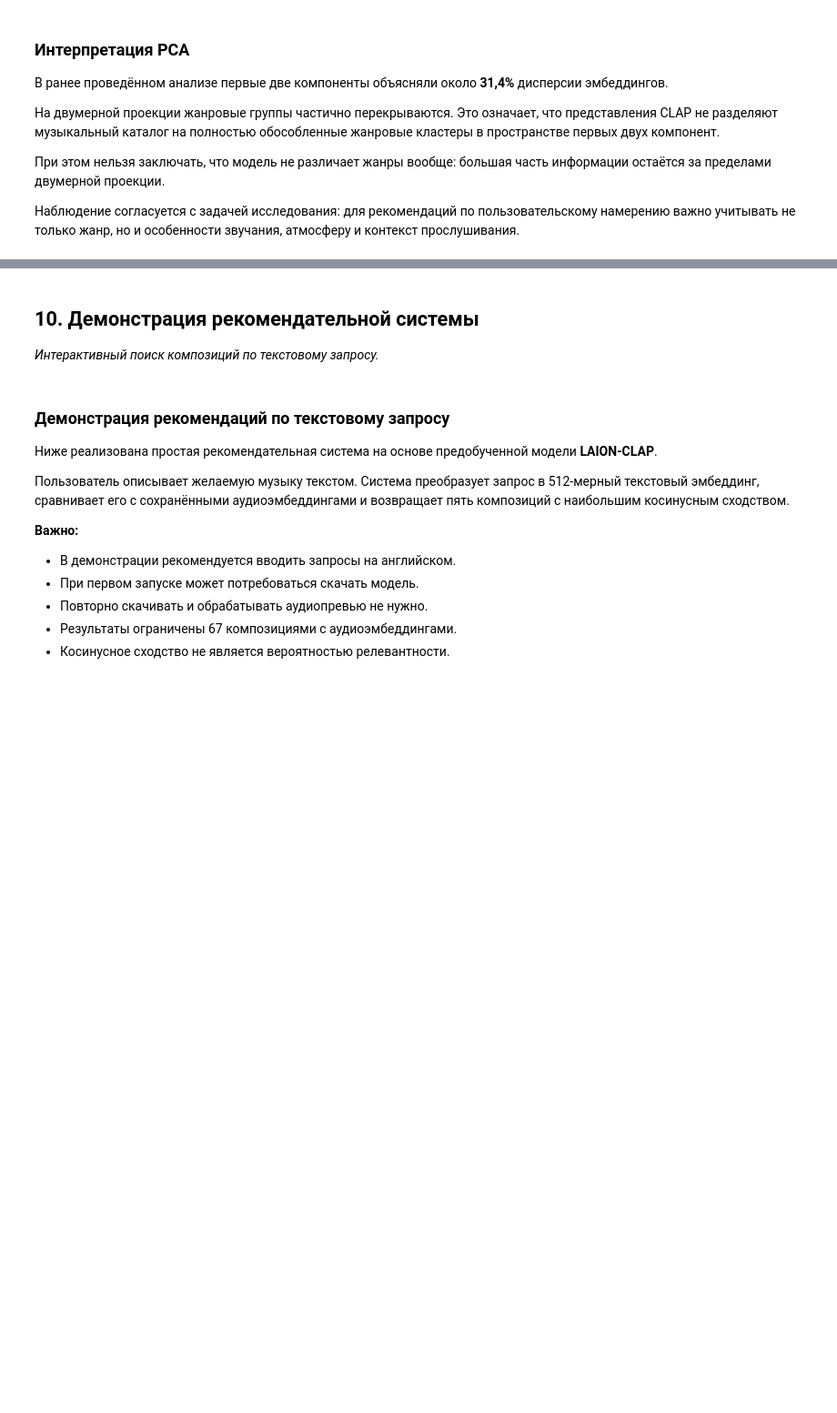
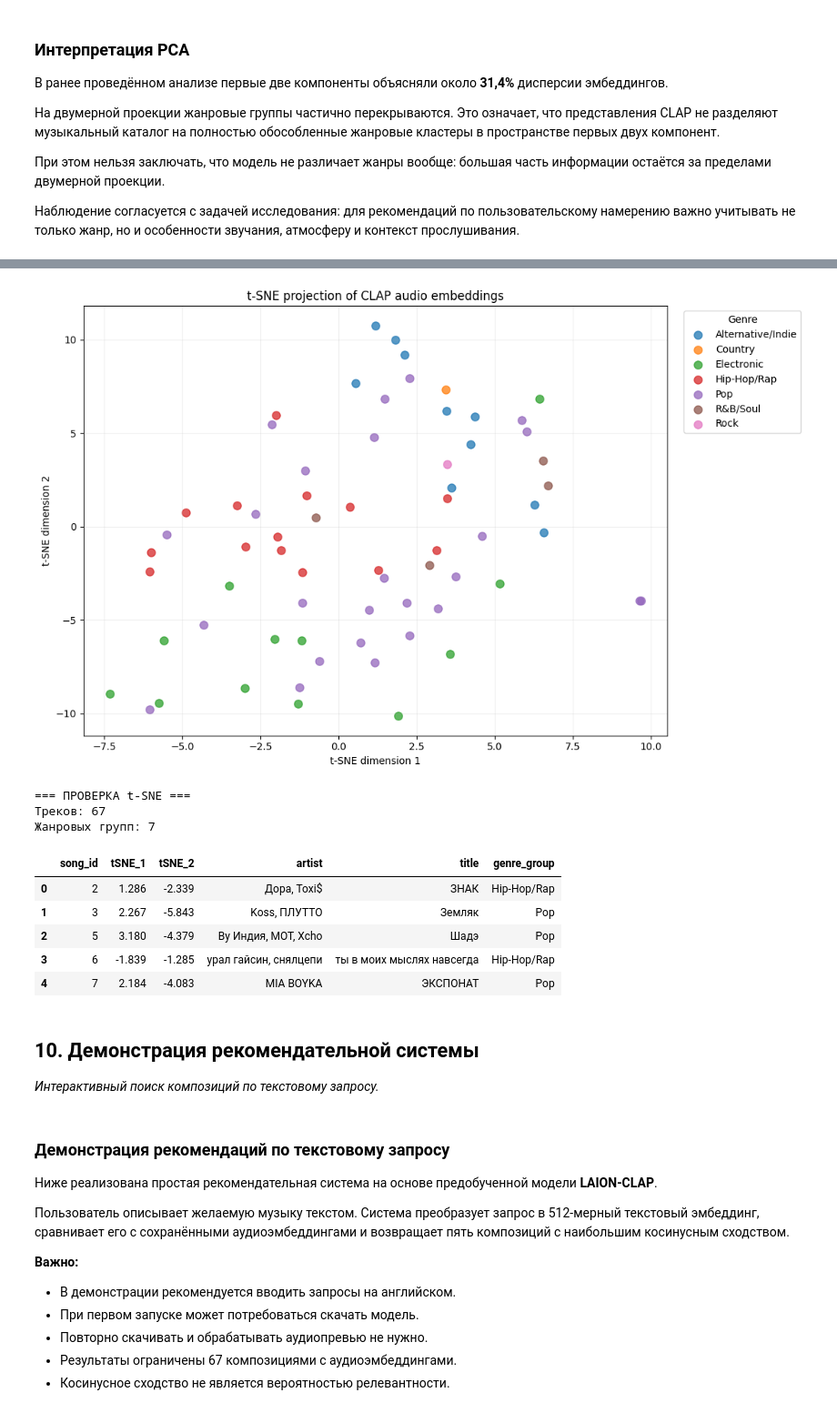
Before and after one commit to unluw/vk-music-recommendations, a Jupyter notebook: VK_Music_Recommendations_Final.ipynb, the cells around one changed output, grey strips where cells are left out. Shown at 91% size. Saved outputs shown, nothing was run; the diff lists cells and outputs as text; code cells hidden in the pictures; blank space fills up the shorter version.

```diff
--- a/VK_Music_Recommendations_Final.ipynb
+++ b/VK_Music_Recommendations_Final.ipynb
@@ -999,3 +1797,83 @@ display(pca_df.head(10).round(3))
+# %%
+# FINAL_NOTEBOOK_TSNE
+
+import numpy as np
+import pandas as pd
+import matplotlib.pyplot as plt
+from sklearn.manifold import TSNE
+from IPython.display import display
+
+tsne = TSNE(
+    n_components=2,
+    perplexity=15,
+    learning_rate="auto",
+    init="pca",
+    random_state=42
+)
+
+tsne_coordinates = tsne.fit_transform(
+    normalized_audio_embeddings
+)
+
+tsne_df = pd.DataFrame({
+    "song_id": song_ids.astype(str),
+    "tSNE_1": tsne_coordinates[:, 0],
+    "tSNE_2": tsne_coordinates[:, 1]
+})
+
+tsne_df = tsne_df.merge(
+    dataset[["song_id", "artist", "title", "genre_group"]],
+    on="song_id",
+    how="left",
+    validate="one_to_one"
+)
+
+tsne_df["genre_group"] = (
+    tsne_df["genre_group"].fillna("Unknown")
+)
+
+plt.figure(figsize=(11, 7))
+
+for genre, group in tsne_df.groupby("genre_group"):
+    plt.scatter(
+        group["tSNE_1"],
+        group["tSNE_2"],
+        label=genre,
+        s=65,
+        alpha=0.75
+    )
+
+plt.title("t-SNE projection of CLAP audio embeddings")
+plt.xlabel("t-SNE dimension 1")
+plt.ylabel("t-SNE dimension 2")
+plt.legend(
+    title="Genre",
+    bbox_to_anchor=(1.02, 1),
+    loc="upper left"
+)
+plt.grid(alpha=0.2)
+plt.tight_layout()
+plt.show()
+
+print("=== ПРОВЕРКА t-SNE ===")
+print("Треков:", len(tsne_df))
+print("Жанровых групп:", tsne_df["genre_group"].nunique())
+
+assert len(tsne_df) == 67
+assert np.isfinite(tsne_coordinates).all()
+
+display(tsne_df.head(5).round(3))
+# %% [output]
+[figure, added]
+=== ПРОВЕРКА t-SNE ===
+Треков: 67
+Жанровых групп: 7
+|  | song_id | tSNE_1 | tSNE_2 | artist | title | genre_group |
+| 0 | 2 | 1.286 | -2.339 | Дора, Toxi$ | ЗНАК | Hip-Hop/Rap |
+| 1 | 3 | 2.267 | -5.843 | Koss, ПЛУТТО | Земляк | Pop |
+| 2 | 5 | 3.180 | -4.379 | By Индия, MOT, Xcho | Шадэ | Pop |
+| 3 | 6 | -1.839 | -1.285 | урал гайсин, снялцепи | ты в моих мыслях навсегда | Hip-Hop/Rap |
+| 4 | 7 | 2.184 | -4.083 | MIA BOYKA | ЭКСПОНАТ | Pop |
 # %% [markdown]
 ## 10. Демонстрация рекомендательной системы
 
```
Also changed, not shown: parts of 17 cells of this notebook, 12 other files.
